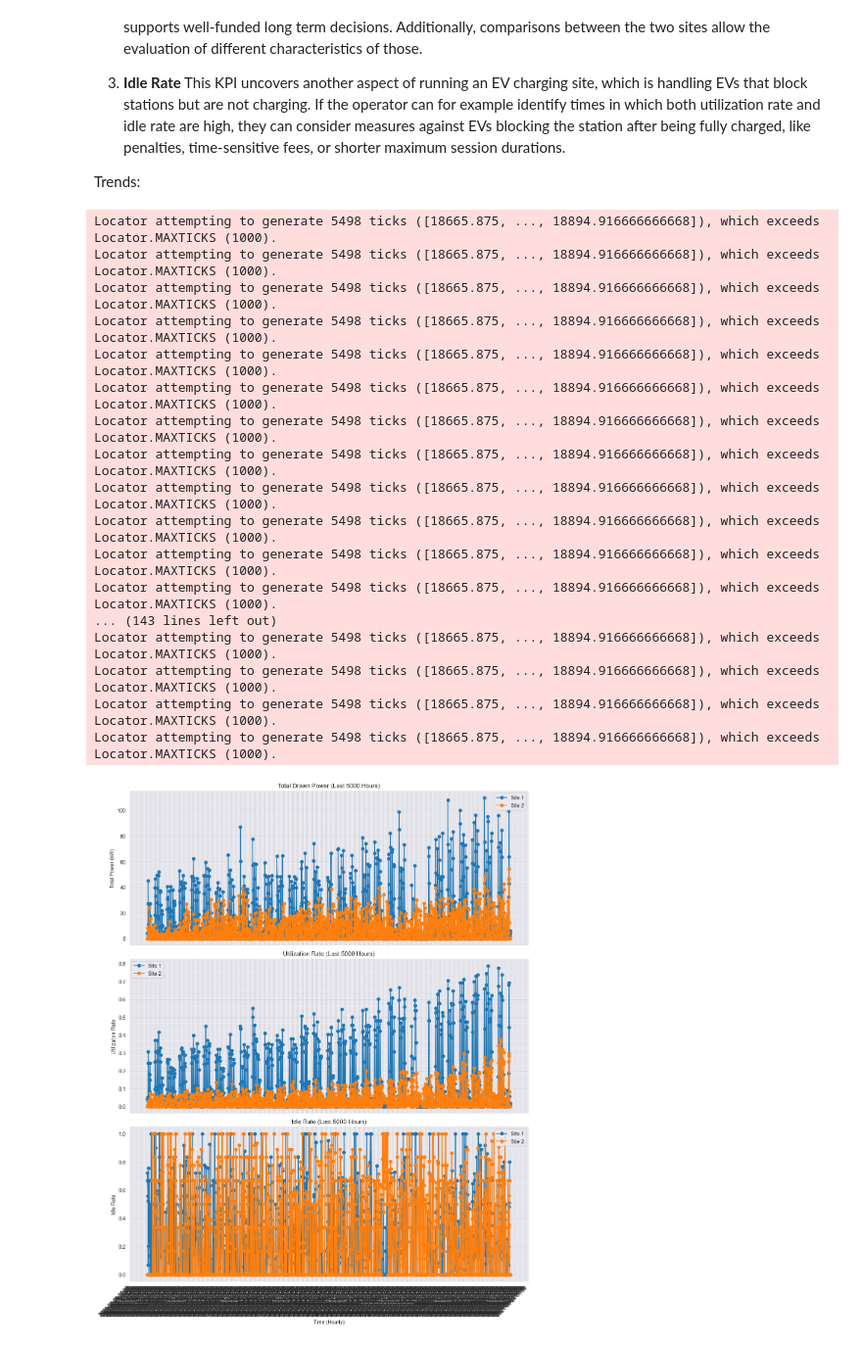
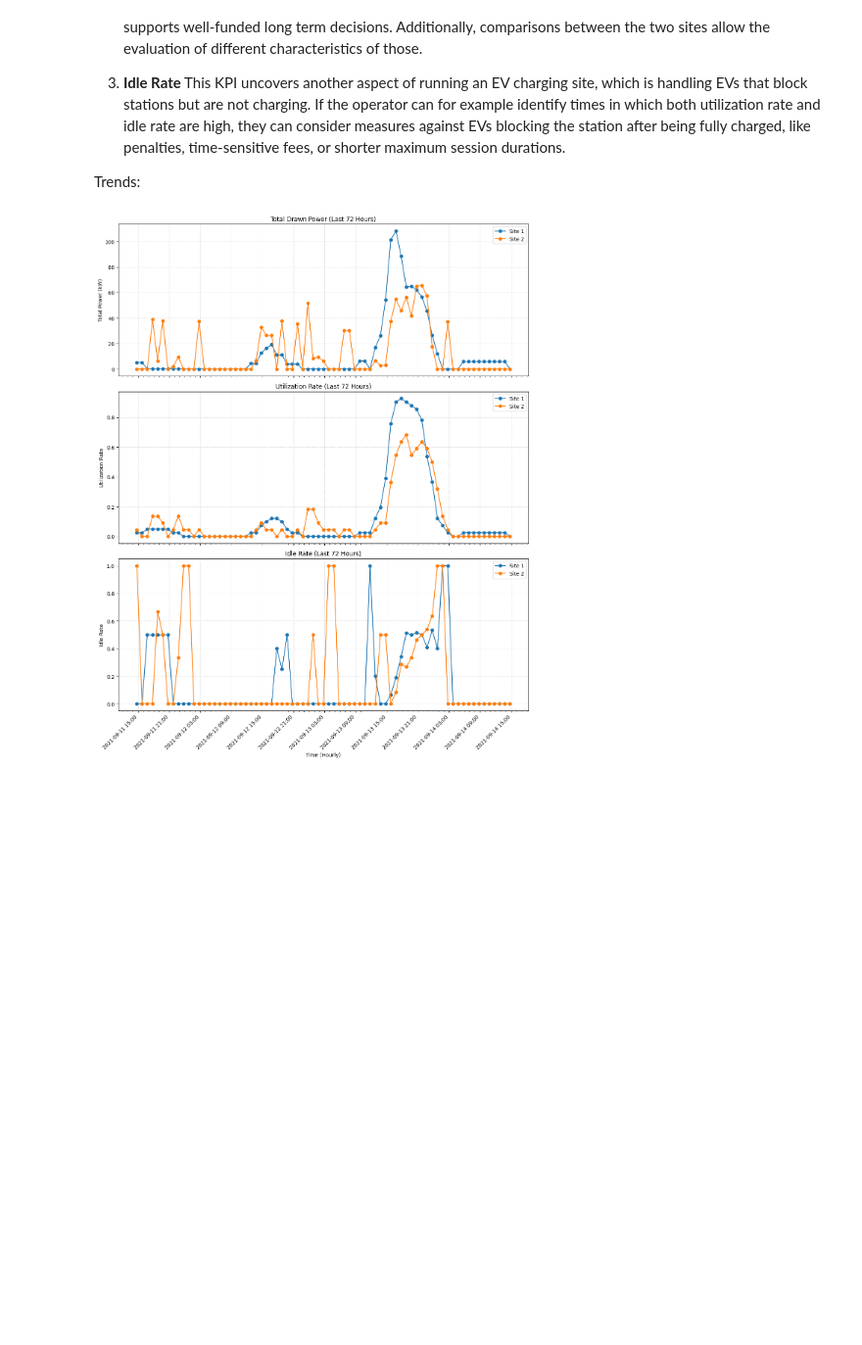
Before and after one commit to czwiessler/AAEnergizer, a Jupyter notebook: 2b/2b_KPIs.ipynb, the cells around one changed output. Shown: that part at 98% size. Drawn from its saved outputs; the diff is of its cells as text; code cells hidden in the pictures; blank space fills up the shorter version.

```diff
--- a/2b/2b_KPIs.ipynb
+++ b/2b/2b_KPIs.ipynb
@@ -35,7 +35,7 @@ def plot_KPIs(last_x_hours: int):
     df['disconnectTime'] = pd.to_datetime(df['disconnectTime'])
     df['doneChargingTime'] = pd.to_datetime(df['doneChargingTime'])
     # Use disconnectTime as fallback for doneChargingTime
-    df.loc[df['doneChargingTime'].isna(), 'doneChargingTime'] = df['disconnectTime']
+    df.loc[df['doneChargingTime'].isna(), 'doneChargingTime'] = df['disconnectTime'] # is illogical in most cases, here, it is appropriate because for all of these plots, the information about the EV being fully charged is not necessary
 
     #############################################################################
     #conditional compression
@@ -57,8 +57,8 @@ def plot_KPIs(last_x_hours: int):
     ]
 
     # Create an array to store total charging power for each site and hour
-    hours_plot_1 = pd.date_range(start=start_time_plot_1, end=end_time_plot_1, freq='h')        #hours_plot_1 = 170
-    power_by_site = np.zeros((2, len(hours_plot_1)))                                            #power_by_site -> [2 : 170]
+    hours_plot_1 = pd.date_range(start=start_time_plot_1, end=end_time_plot_1, freq='h')
+    power_by_site = np.zeros((2, len(hours_plot_1)))
 
     # Loop through the sessions and accumulate power for each hour and site
     for _, row in filtered_df_plot_1.iterrows():
@@ -211,49 +211,32 @@ def plot_KPIs(last_x_hours: int):
     axes[1].set_title('Utilization Rate (Last ' + str(last_x_hours) + ' Hours)')
     axes[1].set_ylabel('Utilization Rate')
     axes[1].legend()
     axes[1].grid(color='lightgray', linestyle='--', linewidth=0.5)
 
     #idle rate
     axes[2].plot(hours, idle_rates[0], label='Site 1', linestyle='-', marker='o')
     axes[2].plot(hours, idle_rates[1], label='Site 2', linestyle='-', marker='o')
     axes[2].set_title('Idle Rate (Last ' + str(last_x_hours) + ' Hours)')
     axes[2].set_xlabel('Time (Hourly)')
     axes[2].set_ylabel('Idle Rate')
     axes[2].legend()
     axes[2].grid(color='lightgray', linestyle='--', linewidth=0.5)
 
     #x-axis ticks
     if last_x_hours <= 300:
         axes[2].xaxis.set_major_locator(mdates.HourLocator(interval=6))  # Major ticks every 6 hours
     else:
         axes[2].xaxis.set_major_locator(mdates.HourLocator(interval=12))  # Major ticks every 12 hours
     axes[2].xaxis.set_minor_locator(mdates.HourLocator(interval=1))  # Minor ticks every 1 hour
     axes[2].xaxis.set_major_formatter(mdates.DateFormatter('%Y-%m-%d %H:%M'))  # Format for major ticks
 
     #Rotate x labels
     for ax in axes:
         plt.setp(ax.xaxis.get_majorticklabels(), rotation=45, ha='right')
 
     plt.tight_layout()
     plt.show()
 
-plot_KPIs(last_x_hours = 5000)
+plot_KPIs(last_x_hours = 72)
 # %% [output]
-Locator attempting to generate 5498 ticks ([18665.875, ..., 18894.916666666668]), which exceeds Locator.MAXTICKS (1000).
-Locator attempting to generate 5498 ticks ([18665.875, ..., 18894.916666666668]), which exceeds Locator.MAXTICKS (1000).
-Locator attempting to generate 5498 ticks ([18665.875, ..., 18894.916666666668]), which exceeds Locator.MAXTICKS (1000).
-Locator attempting to generate 5498 ticks ([18665.875, ..., 18894.916666666668]), which exceeds Locator.MAXTICKS (1000).
-Locator attempting to generate 5498 ticks ([18665.875, ..., 18894.916666666668]), which exceeds Locator.MAXTICKS (1000).
-Locator attempting to generate 5498 ticks ([18665.875, ..., 18894.916666666668]), which exceeds Locator.MAXTICKS (1000).
-Locator attempting to generate 5498 ticks ([18665.875, ..., 18894.916666666668]), which exceeds Locator.MAXTICKS (1000).
-Locator attempting to generate 5498 ticks ([18665.875, ..., 18894.916666666668]), which exceeds Locator.MAXTICKS (1000).
-Locator attempting to generate 5498 ticks ([18665.875, ..., 18894.916666666668]), which exceeds Locator.MAXTICKS (1000).
-Locator attempting to generate 5498 ticks ([18665.875, ..., 18894.916666666668]), which exceeds Locator.MAXTICKS (1000).
-Locator attempting to generate 5498 ticks ([18665.875, ..., 18894.916666666668]), which exceeds Locator.MAXTICKS (1000).
-Locator attempting to generate 5498 ticks ([18665.875, ..., 18894.916666666668]), which exceeds Locator.MAXTICKS (1000).
-... (143 lines left out)
-Locator attempting to generate 5498 ticks ([18665.875, ..., 18894.916666666668]), which exceeds Locator.MAXTICKS (1000).
-Locator attempting to generate 5498 ticks ([18665.875, ..., 18894.916666666668]), which exceeds Locator.MAXTICKS (1000).
-Locator attempting to generate 5498 ticks ([18665.875, ..., 18894.916666666668]), which exceeds Locator.MAXTICKS (1000).
-Locator attempting to generate 5498 ticks ([18665.875, ..., 18894.916666666668]), which exceeds Locator.MAXTICKS (1000).
-[figure, old version]
+[figure, new version]
```
Also changed, not shown: 4 other files.
